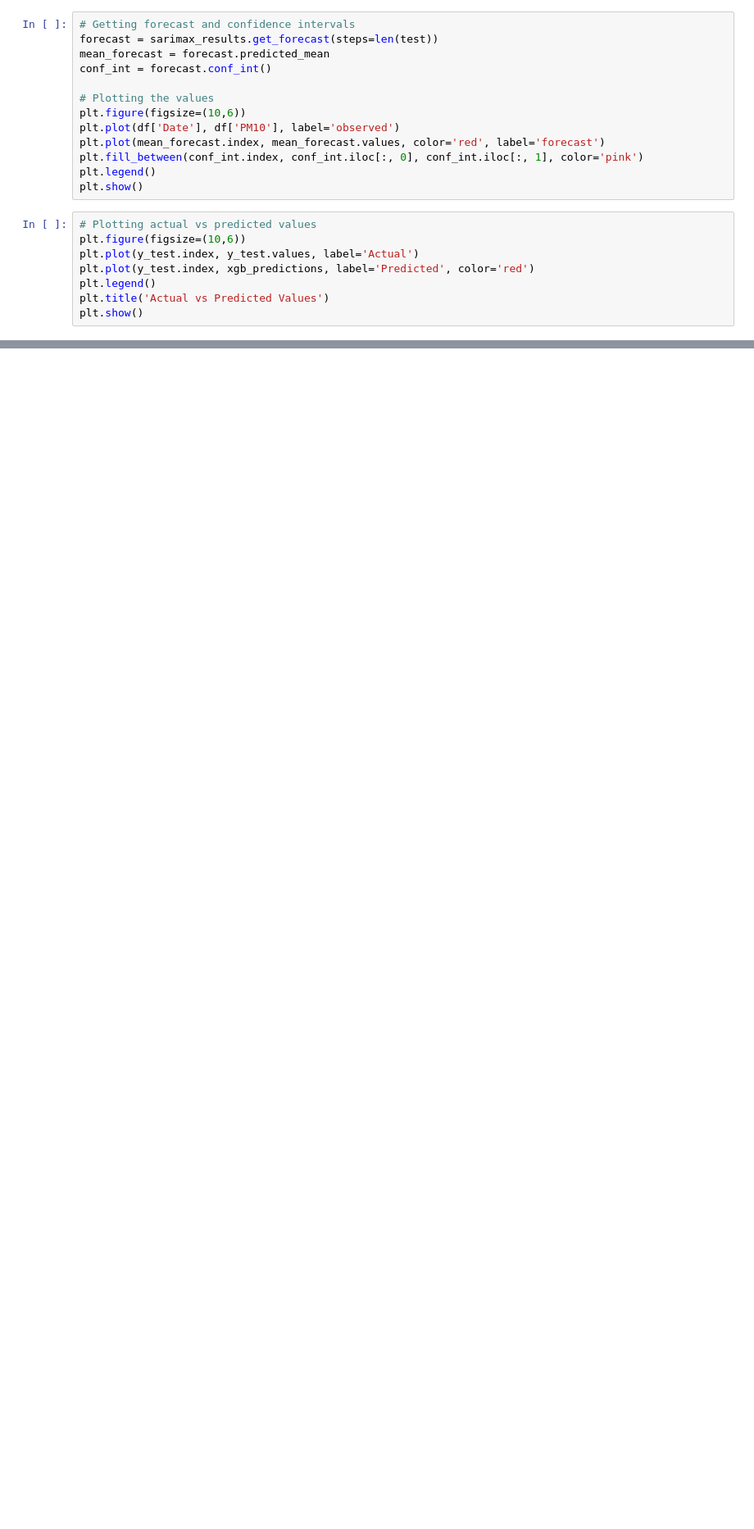
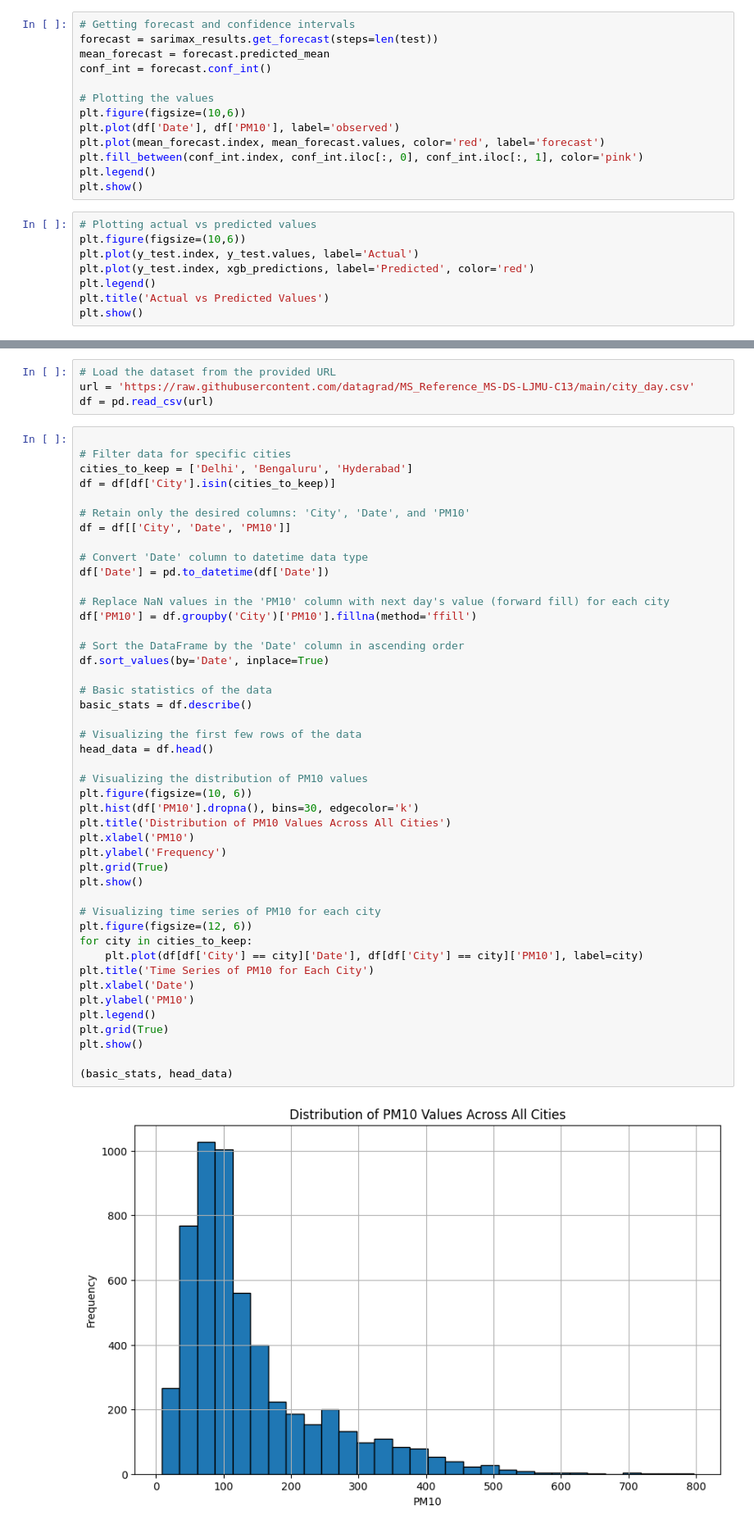
Before and after one commit to datagrad/Kamal-Thesis-Work, a Jupyter notebook: SARIMAX_with_XGBoost_PM10.ipynb, the cells around one changed output, grey strips where cells are left out. Shown at 82% size. Saved outputs shown, nothing was run; the diff lists cells and outputs as text; blank space fills up the shorter version.

```diff
--- a/SARIMAX_with_XGBoost_PM10.ipynb
+++ b/SARIMAX_with_XGBoost_PM10.ipynb
@@ -350,0 +477,51 @@ plt.show()
+# %%
+# Load the dataset from the provided URL
+url = 'https://raw.githubusercontent.com/datagrad/MS_Reference_MS-DS-LJMU-C13/main/city_day.csv'
+df = pd.read_csv(url)
+# %%
+
+# Filter data for specific cities
+cities_to_keep = ['Delhi', 'Bengaluru', 'Hyderabad']
+df = df[df['City'].isin(cities_to_keep)]
+
+# Retain only the desired columns: 'City', 'Date', and 'PM10'
+df = df[['City', 'Date', 'PM10']]
+
+# Convert 'Date' column to datetime data type
+df['Date'] = pd.to_datetime(df['Date'])
+
+# Replace NaN values in the 'PM10' column with next day's value (forward fill) for each city
+df['PM10'] = df.groupby('City')['PM10'].fillna(method='ffill')
+
+# Sort the DataFrame by the 'Date' column in ascending order
+df.sort_values(by='Date', inplace=True)
+
+# Basic statistics of the data
+basic_stats = df.describe()
+
+# Visualizing the first few rows of the data
+head_data = df.head()
+
+# Visualizing the distribution of PM10 values
+plt.figure(figsize=(10, 6))
+plt.hist(df['PM10'].dropna(), bins=30, edgecolor='k')
+plt.title('Distribution of PM10 Values Across All Cities')
+plt.xlabel('PM10')
+plt.ylabel('Frequency')
+plt.grid(True)
+plt.show()
+
+# Visualizing time series of PM10 for each city
+plt.figure(figsize=(12, 6))
+for city in cities_to_keep:
+    plt.plot(df[df['City'] == city]['Date'], df[df['City'] == city]['PM10'], label=city)
+plt.title('Time Series of PM10 for Each City')
+plt.xlabel('Date')
+plt.ylabel('PM10')
+plt.legend()
+plt.grid(True)
+plt.show()
+
+(basic_stats, head_data)
+# %% [output]
+[figure, added]
```
Also changed, not shown: parts of 53 cells of this notebook.
